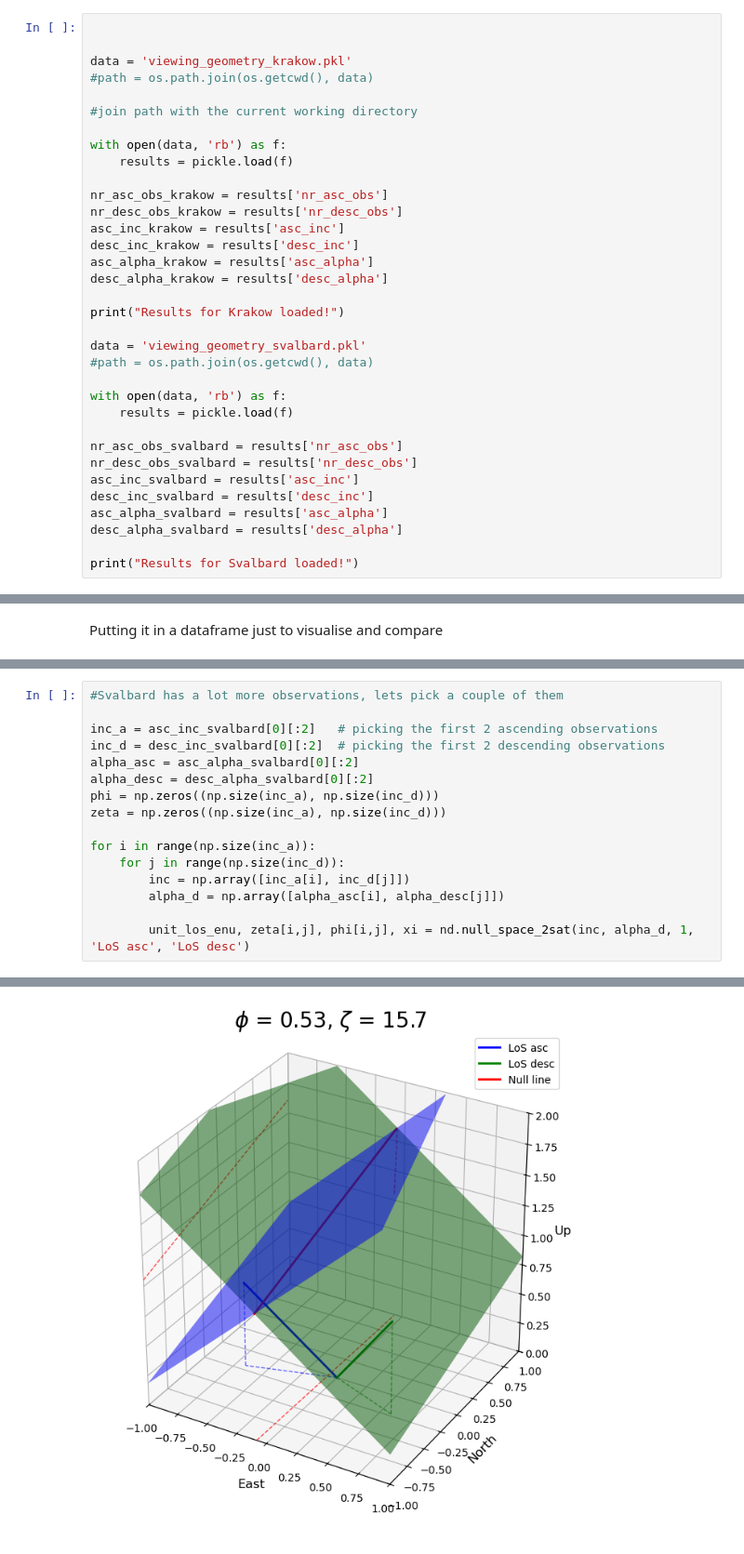
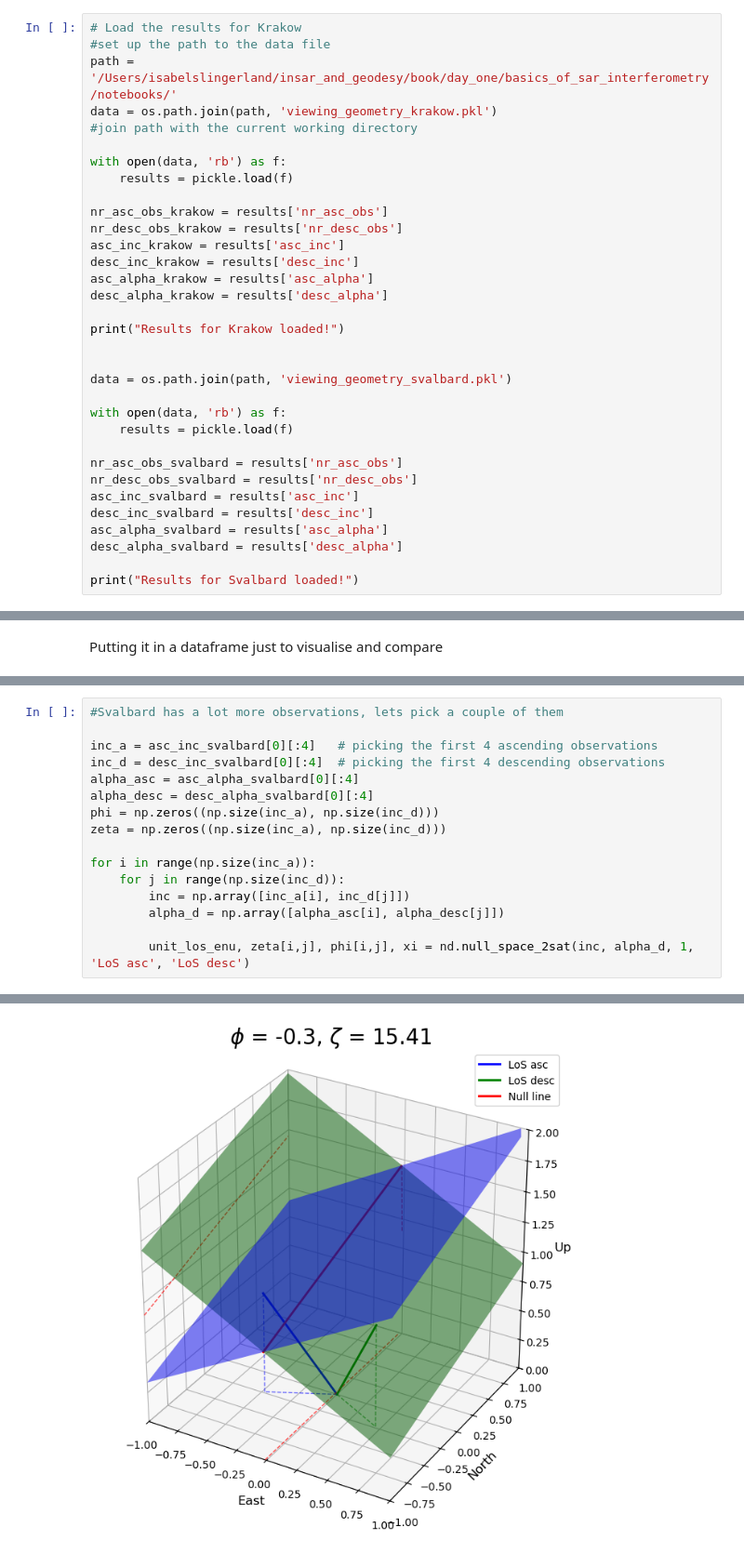
Before and after one commit to TUDelft-books/insar_and_geodesy, a Jupyter notebook: book/day_one/basics_of_sar_interferometry/notebooks/Notebook_4_No_drama.ipynb, the cells around one changed output, grey strips where cells are left out. Shown at 93% size. Drawn from its saved outputs; the diff is of its cells as text.

```diff
--- a/book/day_one/basics_of_sar_interferometry/notebooks/Notebook_4_No_drama.ipynb
+++ b/book/day_one/basics_of_sar_interferometry/notebooks/Notebook_4_No_drama.ipynb
@@ -68,9 +77,8 @@ Svaldbard position is Latitude = 79,004559 and longitude= 17,666017
 # %%
-
-
-data = 'viewing_geometry_krakow.pkl'
-#path = os.path.join(os.getcwd(), data)
-
+# Load the results for Krakow
+#set up the path to the data file
+path = '/Users/isabelslingerland/insar_and_geodesy/book/day_one/basics_of_sar_interferometry/notebooks/'
+data = os.path.join(path, 'viewing_geometry_krakow.pkl')
 #join path with the current working directory
 
 with open(data, 'rb') as f:
@@ -85,8 +93,8 @@ desc_alpha_krakow = results['desc_alpha']
 
 print("Results for Krakow loaded!")
 
-data = 'viewing_geometry_svalbard.pkl'
-#path = os.path.join(os.getcwd(), data)
+
+data = os.path.join(path, 'viewing_geometry_svalbard.pkl')
 
 with open(data, 'rb') as f:
     results = pickle.load(f)
@@ -161,20 +189,20 @@ for i in range(np.size(inc_a)):
 # %%
 #Svalbard has a lot more observations, lets pick a couple of them
 
-inc_a = asc_inc_svalbard[0][:2]   # picking the first 2 ascending observations
-inc_d = desc_inc_svalbard[0][:2]  # picking the first 2 descending observations
-alpha_asc = asc_alpha_svalbard[0][:2]
-alpha_desc = desc_alpha_svalbard[0][:2]
+inc_a = asc_inc_svalbard[0][:4]   # picking the first 4 ascending observations
+inc_d = desc_inc_svalbard[0][:4]  # picking the first 4 descending observations
+alpha_asc = asc_alpha_svalbard[0][:4]
+alpha_desc = desc_alpha_svalbard[0][:4]
 phi = np.zeros((np.size(inc_a), np.size(inc_d)))
 zeta = np.zeros((np.size(inc_a), np.size(inc_d)))
 
 for i in range(np.size(inc_a)):
     for j in range(np.size(inc_d)):
         inc = np.array([inc_a[i], inc_d[j]])
         alpha_d = np.array([alpha_asc[i], alpha_desc[j]])
 
         unit_los_enu, zeta[i,j], phi[i,j], xi = nd.null_space_2sat(inc, alpha_d, 1, 'LoS asc', 'LoS desc')
 # %% [output]
 [figure]
 [figure]
-[figure, old version]
+[figure, new version]
```
Also changed, not shown: parts of 23 cells of this notebook, 6 other files.
